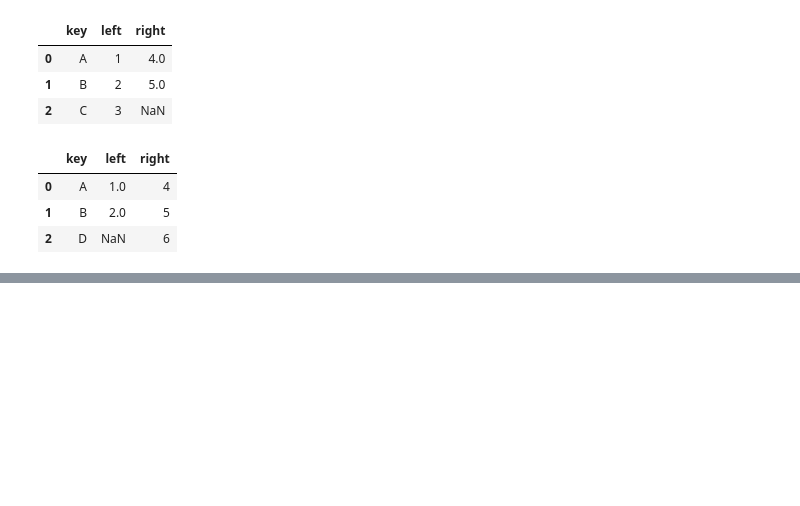
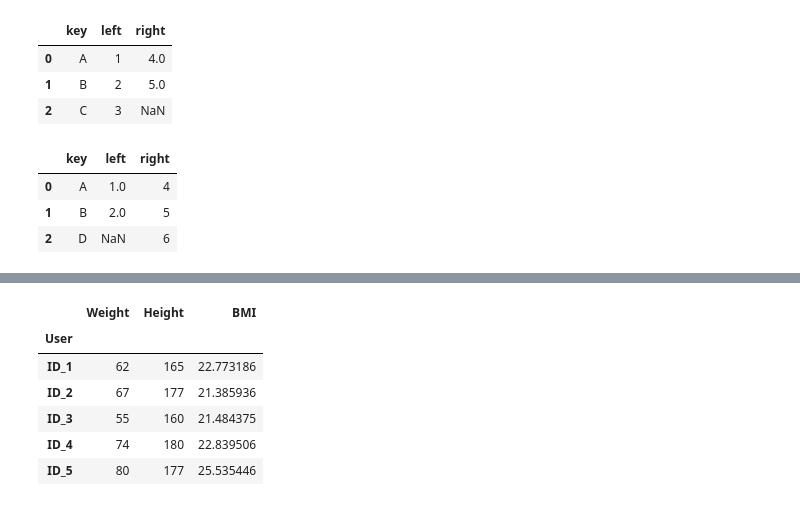
Before and after one commit to less927/python_basic, a Jupyter notebook: 데이터 분석 패키지.ipynb, the cells around one changed output, grey strips where cells are left out. Cells and saved outputs as stored; diff of their text form; code cells hidden in the pictures; blank space fills up the shorter version.

```diff
--- a/데이터 분석 패키지.ipynb
+++ b/데이터 분석 패키지.ipynb
@@ -1070,0 +1144,7 @@ df_left.merge(df_right_
+# %%
+df_WH = pd.DataFrame({'Weight':[62, 67, 55, 74, 80],
+                      'Height':[165, 177, 160, 180, 177]},
+                      index=['ID_1', 'ID_2', 'ID_3', 'ID_4', 'ID_5'])
+
+df_WH.index.name = 'User'
+df_WH
@@ -1070,0 +1161,3 @@ df_left.merge(df_right_
+# %%
+bmi = df_WH['Weight']/(df_WH['Height']/100)**2
+bmi
@@ -1070,0 +1172,11 @@ df_left.merge(df_right_
+# %%
+df_WH['BMI'] = bmi
+df_WH
+# %% [output]
+|  | Weight | Height | BMI |
+| User |  |  |  |
+| ID_1 | 62 | 165 | 22.773186 |
+| ID_2 | 67 | 177 | 21.385936 |
+| ID_3 | 55 | 160 | 21.484375 |
+| ID_4 | 74 | 180 | 22.839506 |
+| ID_5 | 80 | 177 | 25.535446 |
```
Also changed, not shown: parts of 18 cells of this notebook.
